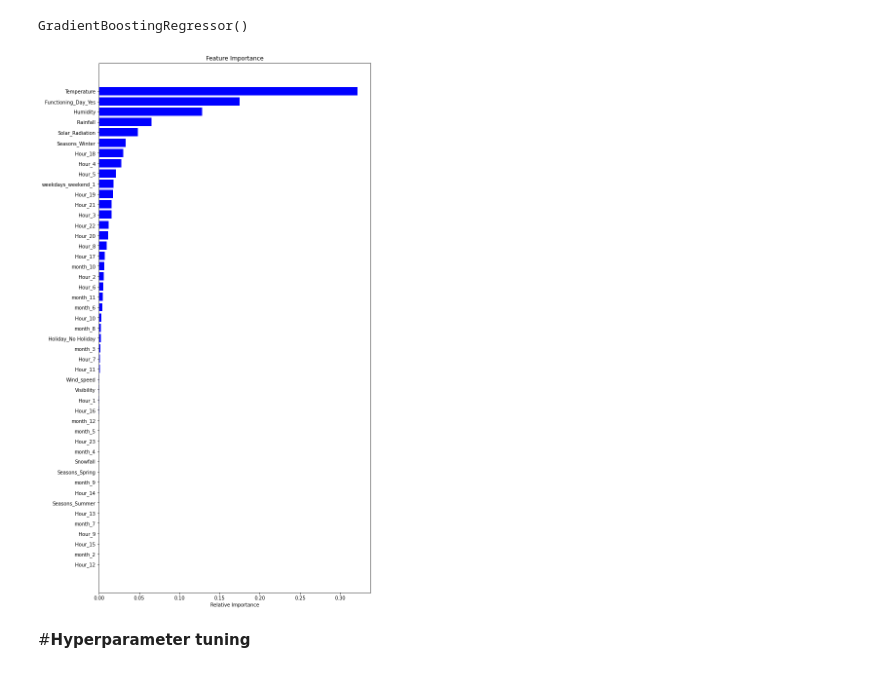
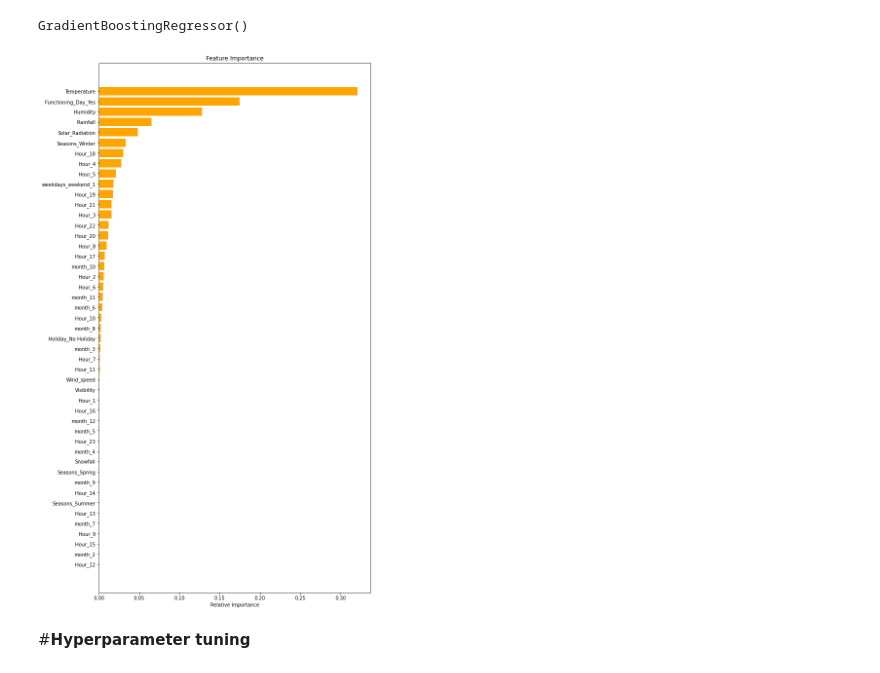
Before and after one commit to spradeepgit/Bike-Sharing-Demand-Prediction.ipynb, a Jupyter notebook: Bike_Sharing_Demand_Prediction.ipynb, the cells around one changed output. Cells and saved outputs as stored; diff of their text form; code cells hidden in the pictures.

```diff
--- a/Bike_Sharing_Demand_Prediction.ipynb
+++ b/Bike_Sharing_Demand_Prediction.ipynb
@@ -1369,3 +884,0 @@ elasticnet = ElasticNet(alpha=0.1, l1_ratio=0.5)
-# %%
-#FIT THE MODEL
-elasticnet.fit(X_train,y_train)
@@ -1484,6 +884,0 @@ plt.scatter((y_pred_test_en),(y_test)-(y_pred_test_en))
-# %%
-#import the packages
-from sklearn.tree import DecisionTreeRegressor
-decision_regressor = DecisionTreeRegressor(criterion='mse', max_depth=8,
-                      max_features=9, max_leaf_nodes=100,)
-decision_regressor.fit(X_train, y_train)
@@ -1601,7 +884,0 @@ plt.scatter((y_pred_test_d),(y_test)-(y_pred_test_d))
-# %%
-#import the packages
-from sklearn.ensemble import RandomForestRegressor
-# Create an instance of the RandomForestRegressor
-rf_model = RandomForestRegressor()
-
-rf_model.fit(X_train,y_train)
@@ -1750,3 +884,0 @@ importance_df.sort_values(by=['Feature Importance'],ascending=False)
-# %%
-#FIT THE MODEL
-rf_model.fit(X_train,y_train)
@@ -1940,13 +1035,13 @@ indices = np.argsort(importances)
 # %%
 #Plot the figure
 plt.figure(figsize=(10,20))
 plt.title('Feature Importance')
-plt.barh(range(len(indices)), importances[indices], color='blue', align='center')
+plt.barh(range(len(indices)), importances[indices], color='orange', align='center')
 plt.yticks(range(len(indices)), [features[i] for i in indices])
 plt.xlabel('Relative Importance')
 
 plt.show()
 # %% [output]
-[figure, old version]
+[figure, new version]
 # %% [markdown]
 #**Hyperparameter tuning**
```
Also changed, not shown: parts of 103 cells of this notebook.
